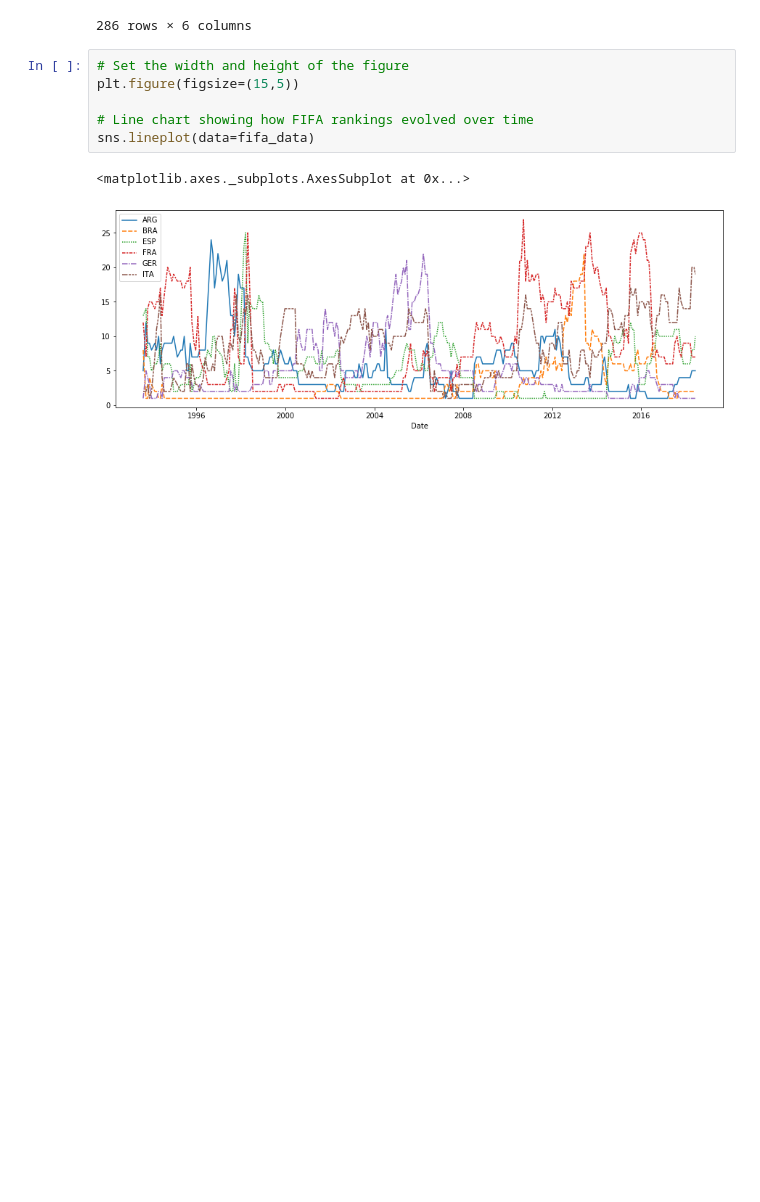
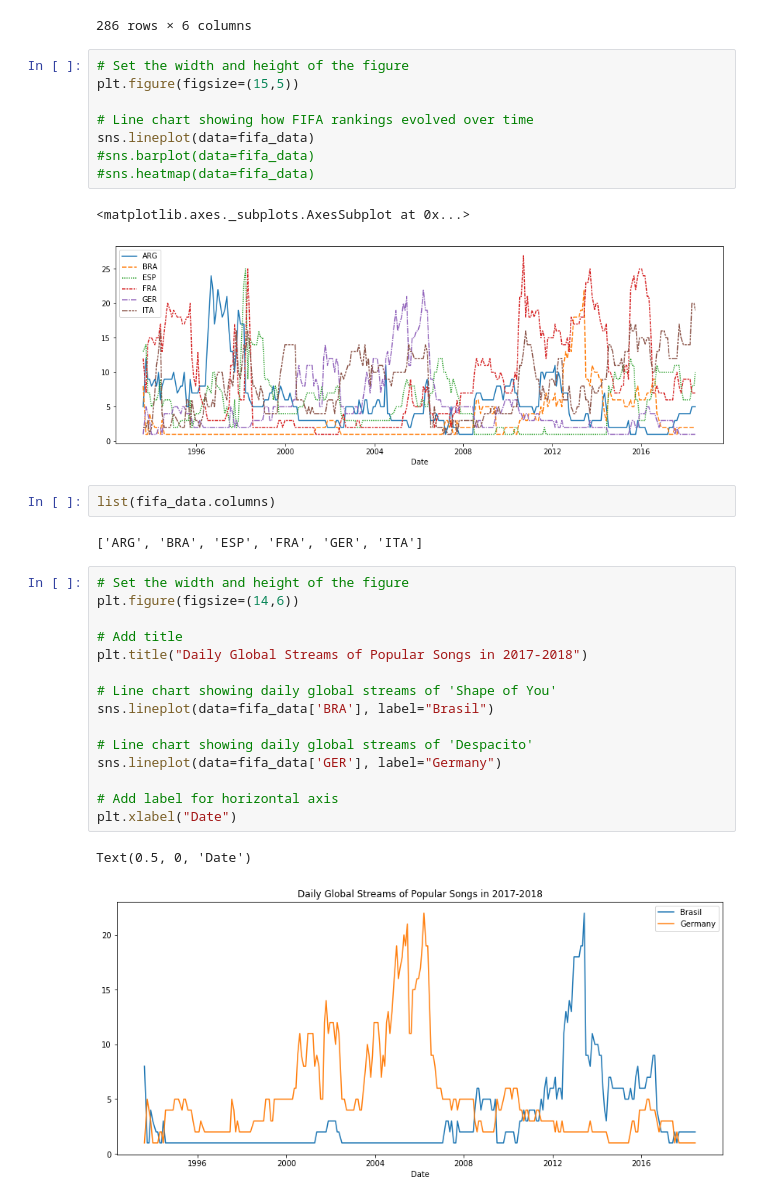
Before and after one commit to Suvoo/Kaggle, a Jupyter notebook: Courses/kaggle_course_3.ipynb, the cells around one changed output. Saved outputs shown, nothing was run; the diff lists cells and outputs as text; blank space fills up the shorter version.

```diff
--- a/Courses/kaggle_course_3.ipynb
+++ b/Courses/kaggle_course_3.ipynb
@@ -33,6 +33,30 @@ plt.figure(figsize=(15,5))
 
 # Line chart showing how FIFA rankings evolved over time
 sns.lineplot(data=fifa_data)
+#sns.barplot(data=fifa_data)
+#sns.heatmap(data=fifa_data)
 # %% [output]
 <matplotlib.axes._subplots.AxesSubplot at 0x...>
 [figure]
+# %%
+list(fifa_data.columns)
+# %% [output]
+['ARG', 'BRA', 'ESP', 'FRA', 'GER', 'ITA']
+# %%
+# Set the width and height of the figure
+plt.figure(figsize=(14,6))
+
+# Add title
+plt.title("Daily Global Streams of Popular Songs in 2017-2018")
+
+# Line chart showing daily global streams of 'Shape of You'
+sns.lineplot(data=fifa_data['BRA'], label="Brasil")
+
+# Line chart showing daily global streams of 'Despacito'
+sns.lineplot(data=fifa_data['GER'], label="Germany")
+
+# Add label for horizontal axis
+plt.xlabel("Date")
+# %% [output]
+Text(0.5, 0, 'Date')
+[figure, added]
```
